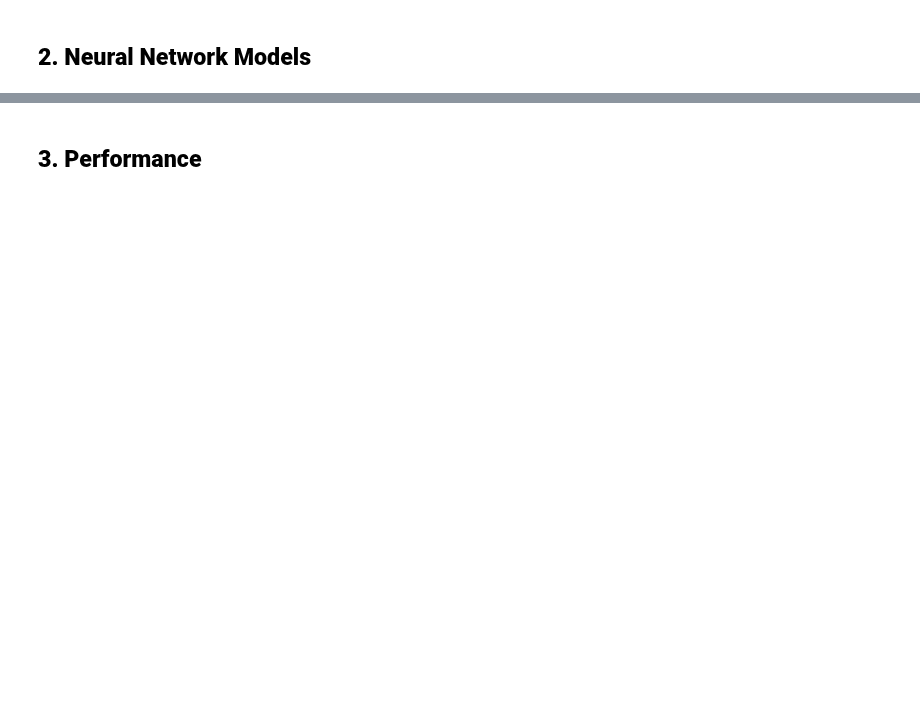
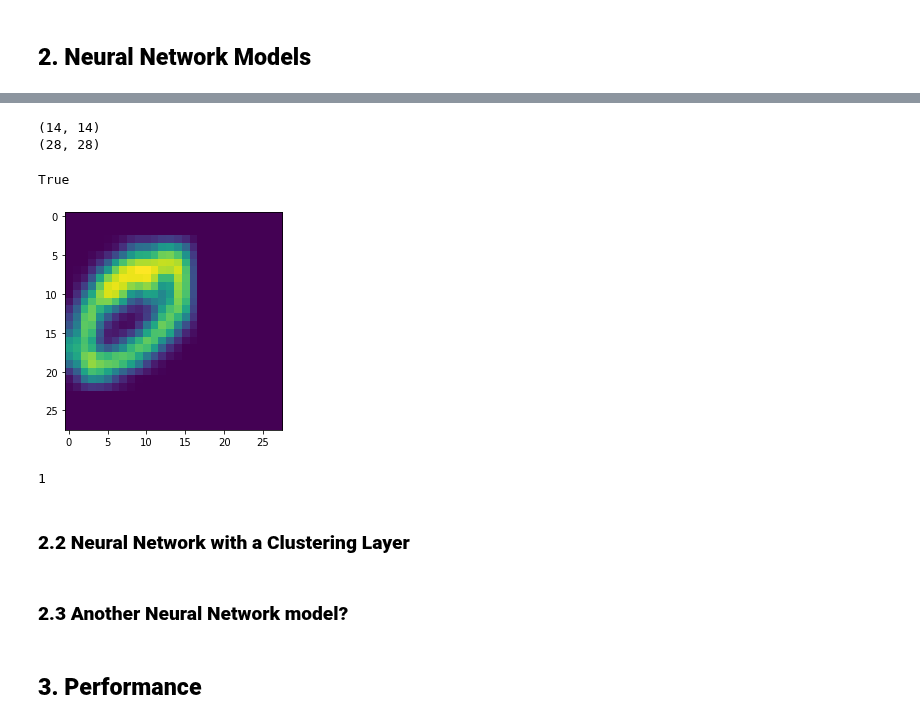
Before and after one commit to du-hr/MNIST-CNN, a Jupyter notebook: MiniProject_3.ipynb, the cells around one changed output, grey strips where cells are left out. Drawn from its saved outputs; the diff is of its cells as text; code cells hidden in the pictures; blank space fills up the shorter version.

```diff
--- a/MiniProject_3.ipynb
+++ b/MiniProject_3.ipynb
@@ -338,2 +582,51 @@ Accuracy of the network on test images: 97 %
+# %%
+image1_numpy = x_try_part[2].numpy()
+print(image1_numpy.shape)
+image1_openCV = cv2.resize(image1_numpy,(28,28))
+plt.imshow(image1_openCV)
+print(image1_openCV.shape)
+cv2.imwrite(path+'test.jpg', image1_openCV)
+# %% [output]
+(14, 14)
+(28, 28)
+True
+[figure, added]
+# %%
+# make a prediction for a new image.
+from keras.preprocessing.image import load_img
+from keras.preprocessing.image import img_to_array
+from keras.models import load_model
+
+# load and prepare the image
+def load_image(filename):
+	# load the image
+	img = load_img(filename, color_mode = "grayscale", target_size=(28, 28))
+	# convert to array
+	img = img_to_array(img)
+	# reshape into a single sample with 1 channel
+	img = img.reshape(1, 28, 28, 1)
+	# prepare pixel data
+	img = img.astype('float32')
+	img = img / 255.0
+	return img
+
+# load an image and predict the class
+def run_example():
+	# load the image
+	img = load_image(path+'test.jpg')
+	# load model
+	model = load_model('final_model.h5')
+	# predict the class
+	digit = model.predict_classes(img)
+	print(digit[0])
+
+# entry point, run the example
+run_example()
+# %% [output]
+1
+# %% [markdown]
+### **2.2 Neural Network with a Clustering Layer**
+# %% [markdown]
+### **2.3 Another Neural Network model?**
 # %% [markdown]
 ## **3. Performance**
```
Also changed, not shown: parts of 51 cells of this notebook.
